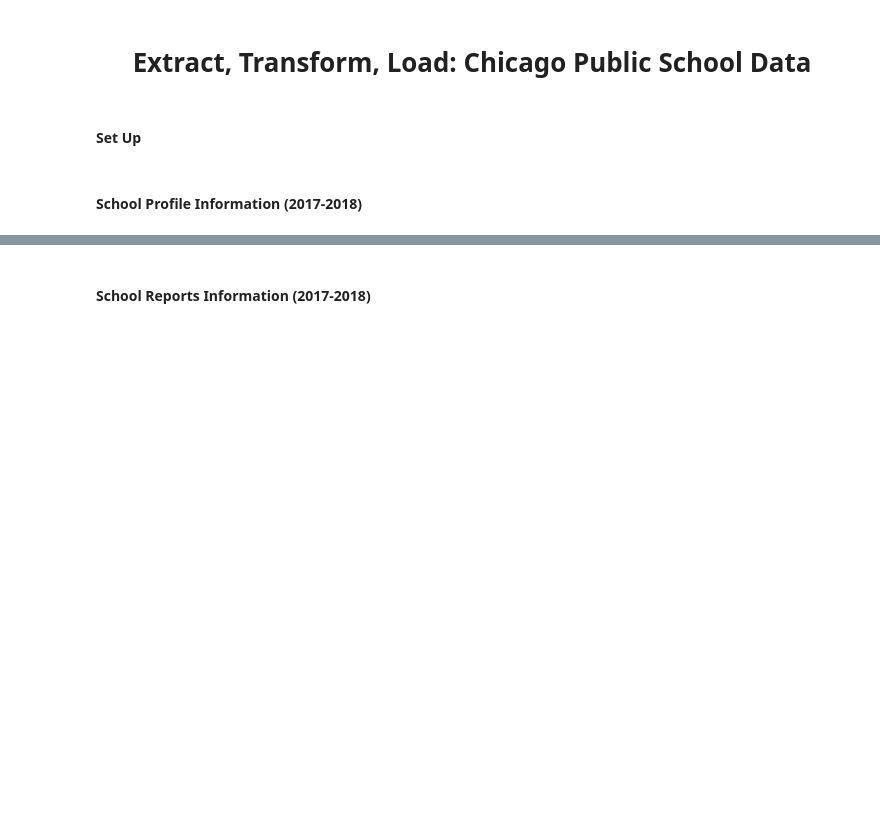
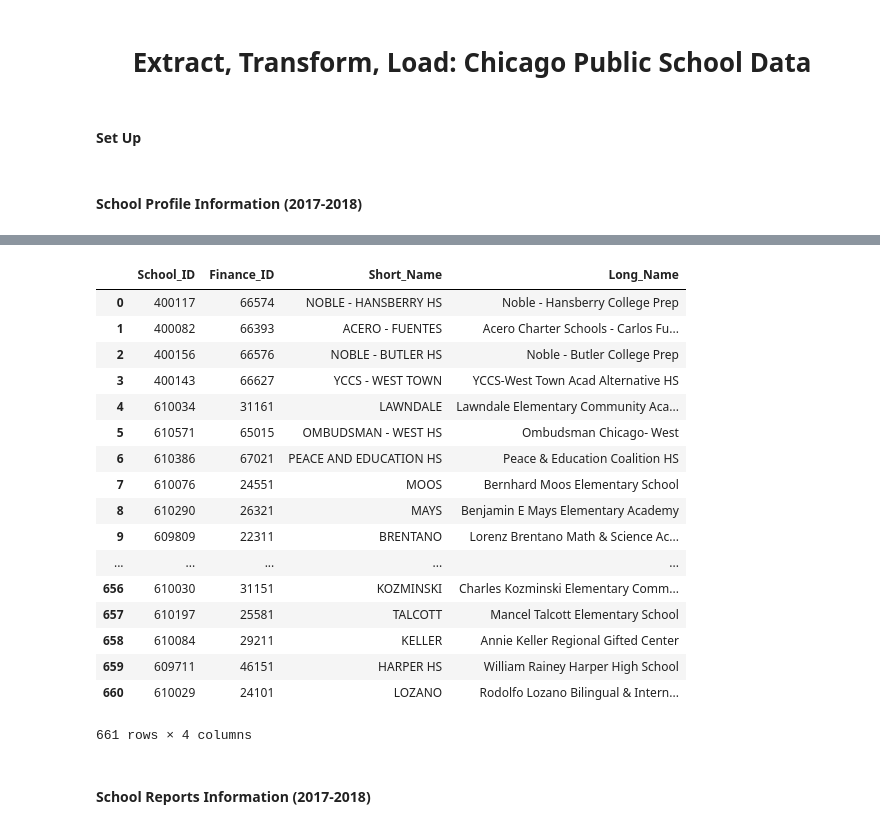
Before and after one commit to kathleengraham/chicago-public-school-ETL, a Jupyter notebook: cps-etl.ipynb, the cells around one changed output, grey strips where cells are left out. Saved outputs shown, nothing was run; the diff lists cells and outputs as text; code cells hidden in the pictures; blank space fills up the shorter version.

```diff
--- a/cps-etl.ipynb
+++ b/cps-etl.ipynb
@@ -35,5 +35,26 @@ school_profile_df
 # %%
 # transform school profiles data frame here
+profile_df = school_profile_df[['School_ID', 'Finance_ID', 'Short_Name', 'Long_Name']]
+profile_df
+# %% [output]
+|  | School_ID | Finance_ID | Short_Name | Long_Name |
+| 0 | 400117 | 66574 | NOBLE - HANSBERRY HS | Noble - Hansberry College Prep |
+| 1 | 400082 | 66393 | ACERO - FUENTES | Acero Charter Schools - Carlos Fu... |
+| 2 | 400156 | 66576 | NOBLE - BUTLER HS | Noble - Butler College Prep |
+| 3 | 400143 | 66627 | YCCS - WEST TOWN | YCCS-West Town Acad Alternative HS |
+| 4 | 610034 | 31161 | LAWNDALE | Lawndale Elementary Community Aca... |
+| 5 | 610571 | 65015 | OMBUDSMAN - WEST HS | Ombudsman Chicago- West |
+| 6 | 610386 | 67021 | PEACE AND EDUCATION HS | Peace & Education Coalition HS |
+| 7 | 610076 | 24551 | MOOS | Bernhard Moos Elementary School |
+| 8 | 610290 | 26321 | MAYS | Benjamin E Mays Elementary Academy |
+| 9 | 609809 | 22311 | BRENTANO | Lorenz Brentano Math & Science Ac... |
+| ... | ... | ... | ... | ... |
+| 656 | 610030 | 31151 | KOZMINSKI | Charles Kozminski Elementary Comm... |
+| 657 | 610197 | 25581 | TALCOTT | Mancel Talcott Elementary School |
+| 658 | 610084 | 29211 | KELLER | Annie Keller Regional Gifted Center |
+| 659 | 609711 | 46151 | HARPER HS | William Rainey Harper High School |
+| 660 | 610029 | 24101 | LOZANO | Rodolfo Lozano Bilingual & Intern... |
+661 rows × 4 columns
 # %% [markdown]
 #### School Reports Information (2017-2018)
 # %%
```
Also changed, not shown: parts of 4 cells of this notebook.
